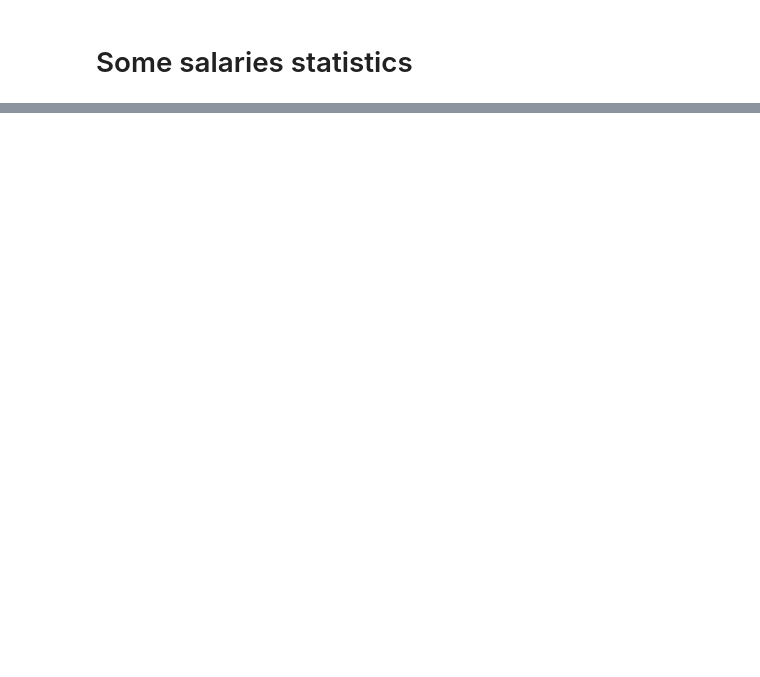
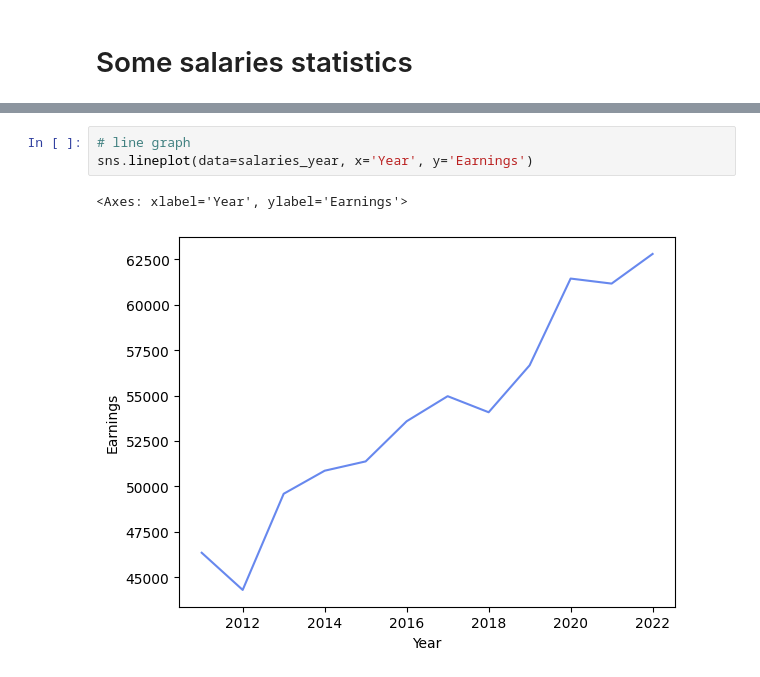
Before and after one commit to ciardileo/data-science-projects, a Jupyter notebook: project1/university.ipynb, the cells around one changed output, grey strips where cells are left out. Cells and saved outputs as stored; diff of their text form; blank space fills up the shorter version.

```diff
--- a/project1/university.ipynb
+++ b/project1/university.ipynb
@@ -96,0 +123,6 @@ earnings_school.head(20)
+# %%
+# line graph
+sns.lineplot(data=salaries_year, x='Year', y='Earnings')
+# %% [output]
+<Axes: xlabel='Year', ylabel='Earnings'>
+[figure, added]
```
Also changed, not shown: parts of 12 cells of this notebook.
